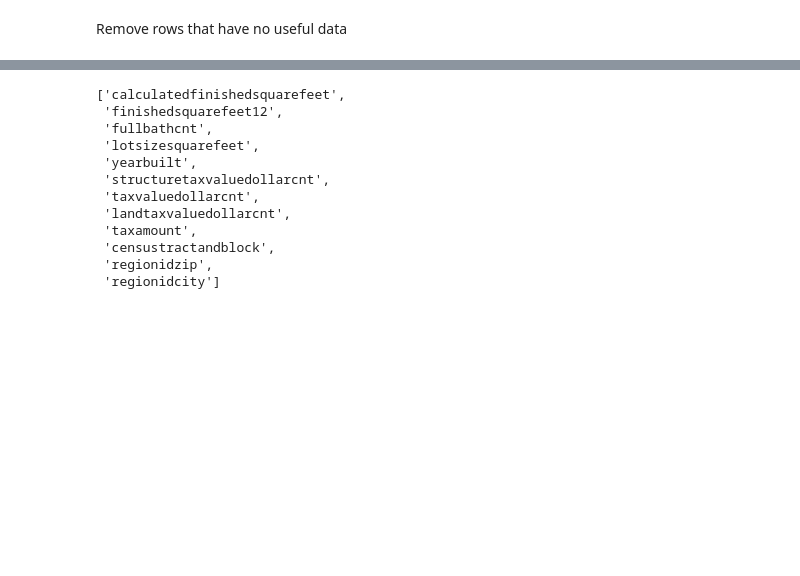
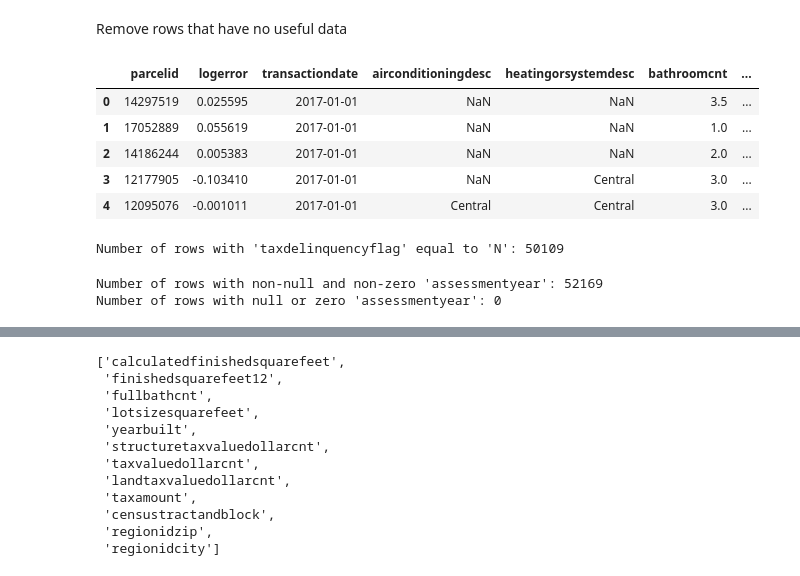
Before and after one commit to Jonathan-Garcia1/clustering_exercises, a Jupyter notebook: zillow.ipynb, the cells around one changed output, grey strips where cells are left out. Saved outputs shown, nothing was run; the diff lists cells and outputs as text; code cells hidden in the pictures; blank space fills up the shorter version.

```diff
--- a/zillow.ipynb
+++ b/zillow.ipynb
@@ -91,0 +221,9 @@ df.drop(columns=['architecturalstyledesc','buildingclassdesc', 'storydesc', 'typ
+# %%
+df.head()
+# %% [output]
+|  | parcelid | logerror | transactiondate | airconditioningdesc | heatingorsystemdesc | bathroomcnt | ... |
+| 0 | 14297519 | 0.025595 | 2017-01-01 | NaN | NaN | 3.5 | ... |
+| 1 | 17052889 | 0.055619 | 2017-01-01 | NaN | NaN | 1.0 | ... |
+| 2 | 14186244 | 0.005383 | 2017-01-01 | NaN | NaN | 2.0 | ... |
+| 3 | 12177905 | -0.103410 | 2017-01-01 | NaN | Central | 3.0 | ... |
+| 4 | 12095076 | -0.001011 | 2017-01-01 | Central | Central | 3.0 | ... |
@@ -91,0 +240,23 @@ df.drop(columns=['architecturalstyledesc','buildingclassdesc', 'storydesc', 'typ
+# %%
+# Count rows where 'taxdelinquencyflag' is 'N'
+count_tax_delinquency_flag_N = (df['taxdelinquencyflag'] == 'N').sum()
+
+print(f"Number of rows with 'taxdelinquencyflag' equal to 'N': {count_tax_delinquency_flag_N}")
+# %% [output]
+Number of rows with 'taxdelinquencyflag' equal to 'N': 50109
+# %%
+def count_valid_and_null_zero(df, column_name):
+    # Count rows where the specified column is not null and not zero
+    valid_count = ((df[column_name].notnull()) & (df[column_name] != 0)).sum()
+
+    # Count rows where the specified column is null or zero
+    null_or_zero_count = ((df[column_name].isnull()) | (df[column_name] == 0)).sum()
+
+    print(f"Number of rows with non-null and non-zero '{column_name}': {valid_count}")
+    print(f"Number of rows with null or zero '{column_name}': {null_or_zero_count}")
+
+# Assuming you have already loaded your DataFrame df
+count_valid_and_null_zero(df, 'assessmentyear')
+# %% [output]
+Number of rows with non-null and non-zero 'assessmentyear': 52169
+Number of rows with null or zero 'assessmentyear': 0
```
Also changed, not shown: parts of 17 cells of this notebook.
